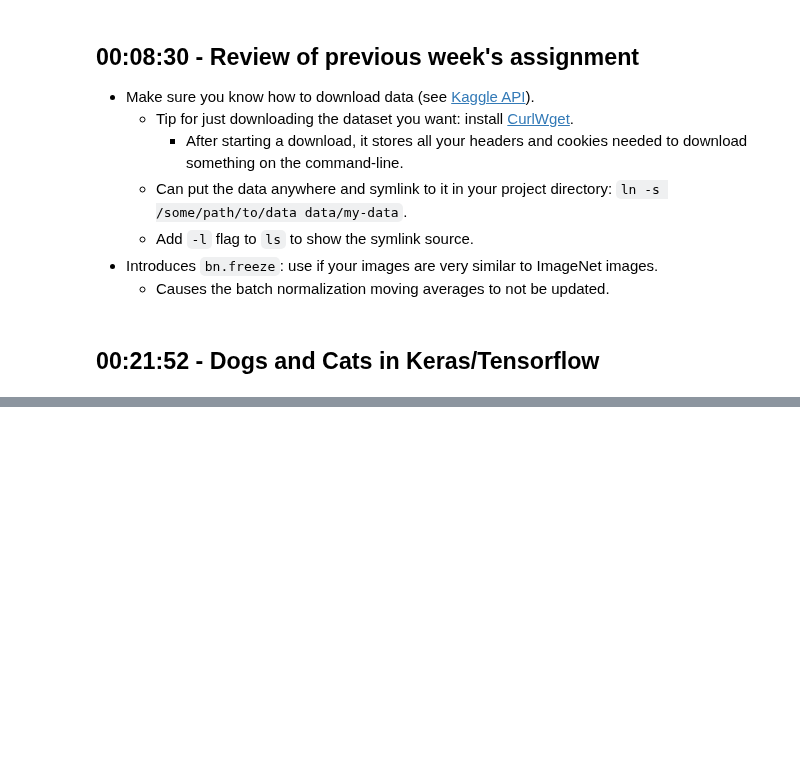
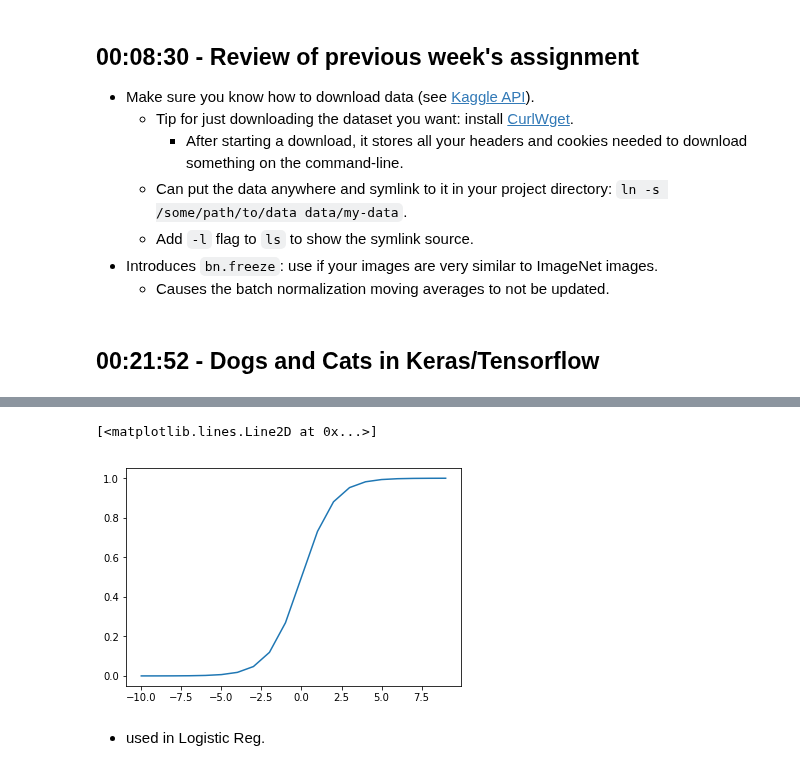
Before and after one commit to lextoumbourou/notes, a Jupyter notebook: moocs/fast.ai/deep-learning-2018/lesson3.ipynb, the cells around one changed output, grey strips where cells are left out. Drawn from its saved outputs; the diff is of its cells as text; code cells hidden in the pictures; blank space fills up the shorter version.

```diff
--- a/moocs/fast.ai/deep-learning-2018/lesson3.ipynb
+++ b/moocs/fast.ai/deep-learning-2018/lesson3.ipynb
@@ -45,0 +104,6 @@
+# %%
+base_model = ResNet50(weights='imagenet', include_top=False)
+x = base_model.output
+x = GlobalAveragePooling2D()(x)
+x = Dense(1024, activation='relu')(x)
+predictions = Dense(1, activation='sigmoid')(x)
@@ -45,0 +383,8 @@
+# %%
+sigmoid = lambda x: math.exp(x) / (1 + math.exp(x))
+plt.plot(range(-10, 10), [sigmoid(i) for i in range(-10, 10)])
+# %% [output]
+[<matplotlib.lines.Line2D at 0x...>]
+[figure, added]
+# %% [markdown]
+* used in Logistic Reg.
```
Also changed, not shown: parts of 42 cells of this notebook.
